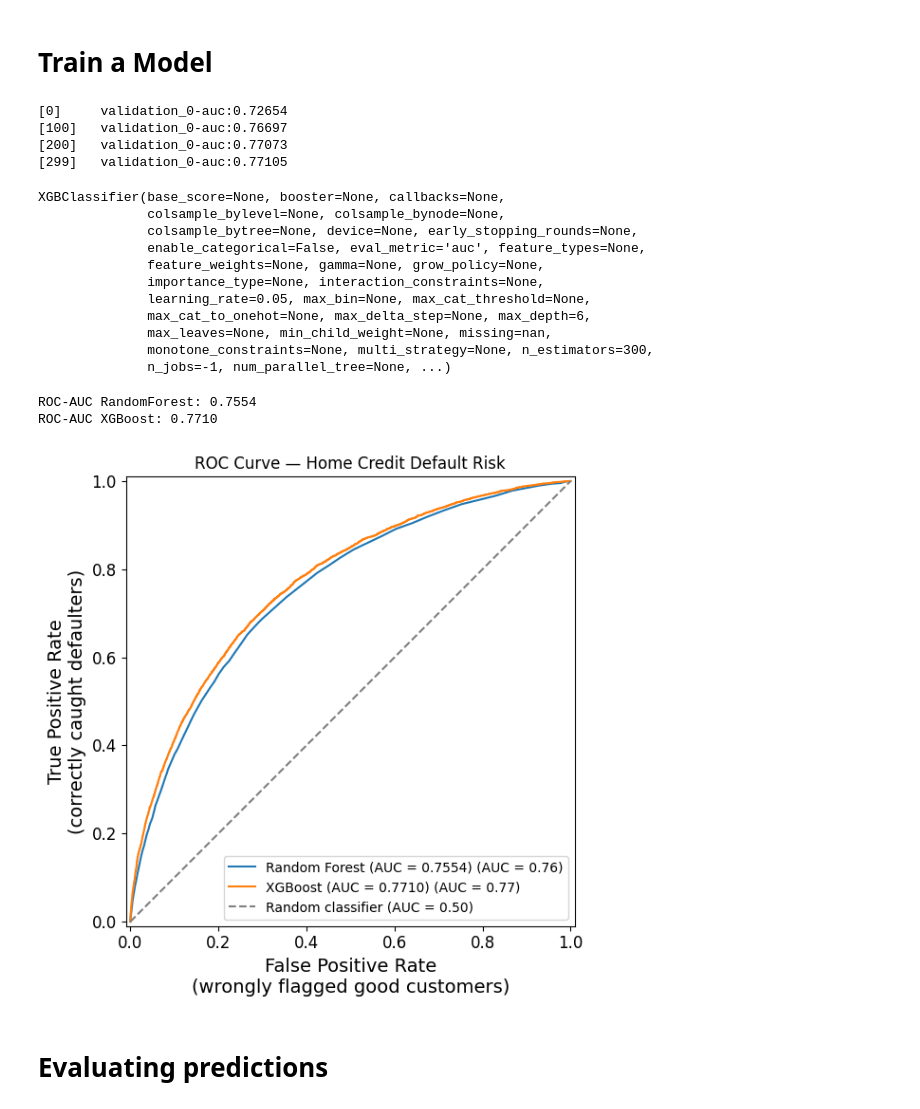
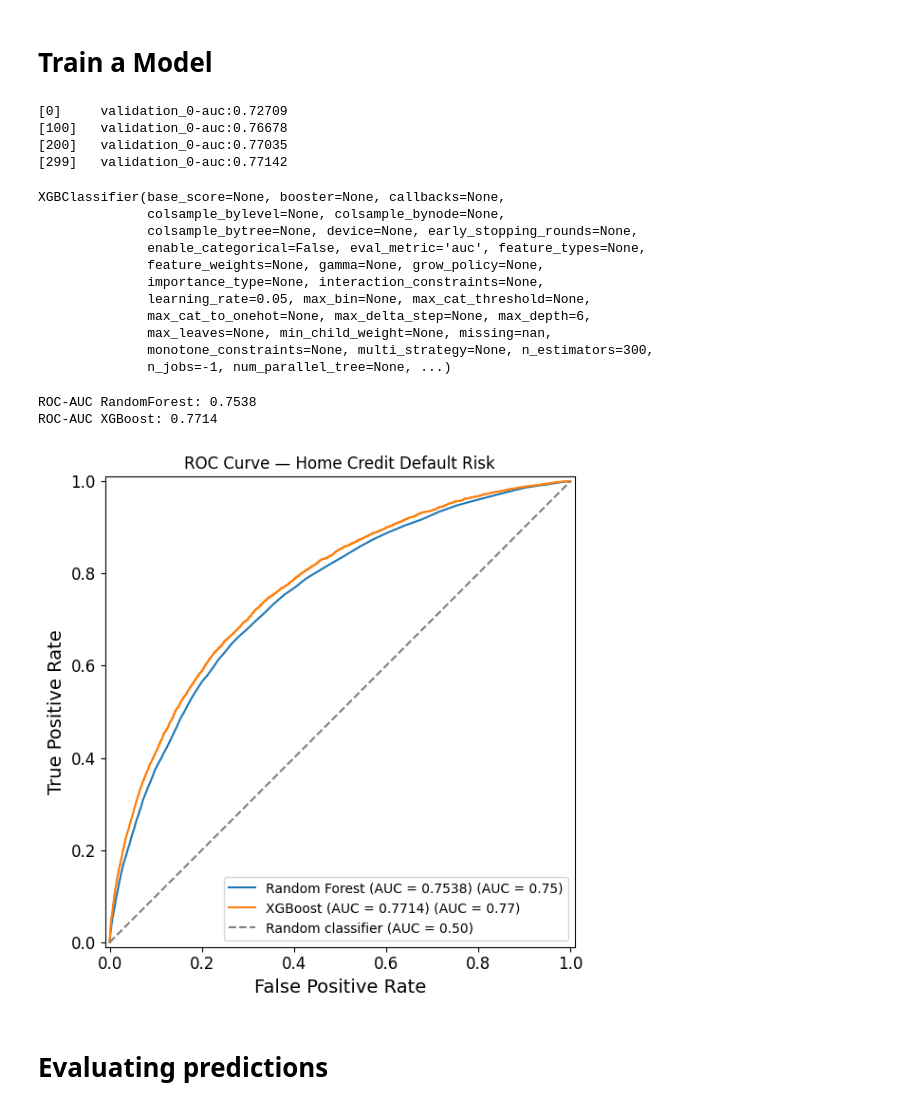
Before and after one commit to cristian0831/ML_proyects, a Jupyter notebook: Classification/credit_risk/home_credit_risk.ipynb, the cells around one changed output. Drawn from its saved outputs; the diff is of its cells as text; code cells hidden in the pictures.

```diff
--- a/Classification/credit_risk/home_credit_risk.ipynb
+++ b/Classification/credit_risk/home_credit_risk.ipynb
@@ -358,3 +340,6 @@ plt.close()
 # %% [output]
 [figure]
 [figure]
+# %%
+# lest drop the DAYS_BIRTH and DAYS_EMPLOYED columns
+application_train_df = application_train_df.drop(columns = ['DAYS_BIRTH', 'DAYS_EMPLOYED'])
@@ -361,6 +360,5 @@ plt.close()
 # %%
-# lets handle with outliers
+# lets handle with clearly outliers in the training
 
-application_train_df["CNT_CHILDREN"] = (application_train_df["CNT_CHILDREN"].replace(19, np.nan))
-application_train_df["DAYS_EMPLOYED"] = (application_train_df["DAYS_EMPLOYED"].replace(365243, np.nan))
+application_train_df.loc[application_train_df["CNT_CHILDREN"] > 10, "CNT_CHILDREN"] = np.nan
 application_train_df.loc[application_train_df["EMPLOYED_YEARS"] > 100, "EMPLOYED_YEARS"] = np.nan
@@ -398,22 +388,23 @@ plt.show()
 # %% [markdown]
 # Feature engine
 # %%
-# finance variables
+# lets add features on the train and test data
 
 def feature_on_current_data(application_df):
     df = application_df.copy()
+    # finantial feature
     df["DEBT_BURDEN"] = df["AMT_CREDIT"]/df["AMT_INCOME_TOTAL"]
     df["PAYMENT_BURDEN"] = df["AMT_ANNUITY"]/df["AMT_INCOME_TOTAL"]
     df["CREDIT_GOODS_RATIO"]    = df["AMT_CREDIT"]  / df["AMT_GOODS_PRICE"].replace(0, np.nan)
     df["CREDIT_TO_AGE_RATIO"]   = df["AMT_CREDIT"]  / df["AGE_YEARS"].replace(0, np.nan)
-
+    # most related features
     df["EXT_SOURCE_MEAN"] = (df[["EXT_SOURCE_1", "EXT_SOURCE_2", "EXT_SOURCE_3"]].mean(axis=1))
     df["EXT_SOURCE_MIN"]  = df[["EXT_SOURCE_1", "EXT_SOURCE_2", "EXT_SOURCE_3"]].min(axis=1)
     df["EXT_SOURCE_STD"]  = df[["EXT_SOURCE_1", "EXT_SOURCE_2", "EXT_SOURCE_3"]].std(axis=1)
     df["EXT_SOURCE_PROD"] = (df["EXT_SOURCE_1"] * df["EXT_SOURCE_2"] * df["EXT_SOURCE_3"])
-    df["EXT_SOURCE_x_AGE"]      = df["EXT_SOURCE_MEAN"] * df["AGE_YEARS"]
-    df["EXT_SOURCE_x_EMPLOYED"] = df["EXT_SOURCE_MEAN"] * df["EMPLOYED_YEARS"]
-
+    df["EXT_SOURCE_AGE"]      = df["EXT_SOURCE_MEAN"] * df["AGE_YEARS"]
+    df["EXT_SOURCE_EMPLOYED"] = df["EXT_SOURCE_MEAN"] * df["EMPLOYED_YEARS"]
+    # additional feature (personal info)
     df["EMPLOYED_TO_AGE_RATIO"] = df["EMPLOYED_YEARS"] / df["AGE_YEARS"].replace(0, np.nan)
 
     return df
@@ -700,18 +643,17 @@ y = train_df["TARGET"]
 X_train, X_val, y_train, y_val = train_test_split(
     X, y, test_size=0.2, random_state=42,stratify=y
 )
-# First select only numeric columns, then check for inf
+# Check that numerical features have not inf values
 numeric_train = X_train.select_dtypes(include=[np.number])
 assert not np.isinf(numeric_train).any().any(), "Still has inf values in X_train!"
 
-# Column types
+# Convert num and cat features into list
 train_num_attribs = X_train.select_dtypes(include=["number"]).columns.tolist()
 train_cat_attribs = X_train.select_dtypes(include=["object", "category"]).columns.tolist()
 
 # build pipelines
 num_pipeline = Pipeline([
-    ("imputer", SimpleImputer(strategy="median")),
-    ("scaler",  StandardScaler()),
+    ("imputer", SimpleImputer(strategy="median"))
 ])
 
 cat_pipeline = Pipeline([
@@ -760,13 +702,13 @@ xgb_cl =  XGBClassifier(
 )
 
 xgb_cl.fit(train_prepared, y_train,
-    eval_set=[(val_prepared, y_val)],  # monitors AUC on val during training
+    eval_set=[(val_prepared, y_val)],
     verbose=100)
 # %% [output]
-[0]     validation_0-auc:0.72654
-[100]   validation_0-auc:0.76697
-[200]   validation_0-auc:0.77073
-[299]   validation_0-auc:0.77105
+[0]     validation_0-auc:0.72709
+[100]   validation_0-auc:0.76678
+[200]   validation_0-auc:0.77035
+[299]   validation_0-auc:0.77142
 XGBClassifier(base_score=None, booster=None, callbacks=None,
               colsample_bylevel=None, colsample_bynode=None,
               colsample_bytree=None, device=None, early_stopping_rounds=None,
@@ -790,55 +732,53 @@ from sklearn.metrics import roc_auc_score
 from sklearn.metrics import RocCurveDisplay
 from sklearn.metrics import ConfusionMatrixDisplay
 
-# predict on test data
-
+# predict on validation data
 y_pred = rdf_cl.predict(val_prepared)
-
+# predict probabilities on the validation data
 y_pred_prob_rdf = rdf_cl.predict_proba(val_prepared)[:,1]
-
+# calculate ROC-AUC
 auc_rdf = roc_auc_score(y_val, y_pred_prob_rdf)
-
 print(f"ROC-AUC RandomForest: {auc_rdf:.4f}")
-
+# now for XGBoost model
 y_pred_prob_xgb = xgb_cl.predict_proba(val_prepared)[:, 1]
 auc_xgb = roc_auc_score(y_val, y_pred_prob_xgb)
 print(f"ROC-AUC XGBoost: {auc_xgb:.4f}")
 
-# Plot
+# Plot ROC curves
 fig, ax = plt.subplots(figsize=(8, 6))
 
 RocCurveDisplay.from_estimator(
     rdf_cl,
     val_prepared,
     y_val,
     ax=ax,
     name=f"Random Forest (AUC = {auc_rdf:.4f})"
 )
 
 RocCurveDisplay.from_estimator(
     xgb_cl,
     val_prepared,
     y_val,
     ax=ax,
     name=f"XGBoost (AUC = {auc_xgb:.4f})"
 )
 
 # Reference line — random classifier
 ax.plot([0, 1], [0, 1],
         linestyle="--",
         color="gray",
         label="Random classifier (AUC = 0.50)")
 
 ax.set_title("ROC Curve — Home Credit Default Risk")
-ax.set_xlabel("False Positive Rate\n(wrongly flagged good customers)")
-ax.set_ylabel("True Positive Rate\n(correctly caught defaulters)")
+ax.set_xlabel("False Positive Rate")
+ax.set_ylabel("True Positive Rate")
 ax.legend()
 plt.tight_layout()
 plt.show()
 plt.close()
 # %% [output]
-ROC-AUC RandomForest: 0.7554
-ROC-AUC XGBoost: 0.7710
+ROC-AUC RandomForest: 0.7538
+ROC-AUC XGBoost: 0.7714
-[figure, old version]
+[figure, new version]
 # %% [markdown]
 # Evaluating predictions
```
Also changed, not shown: parts of 31 cells of this notebook, 1 other file.
